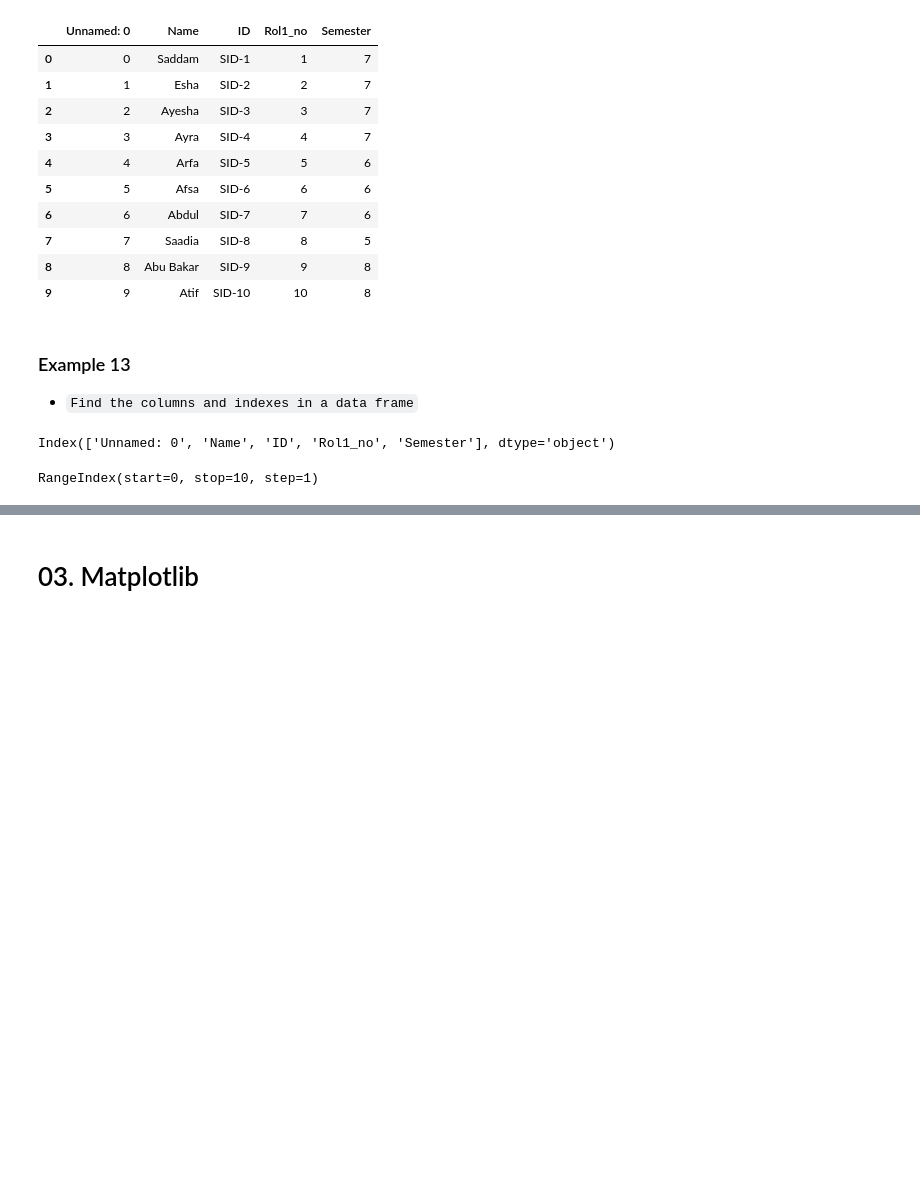
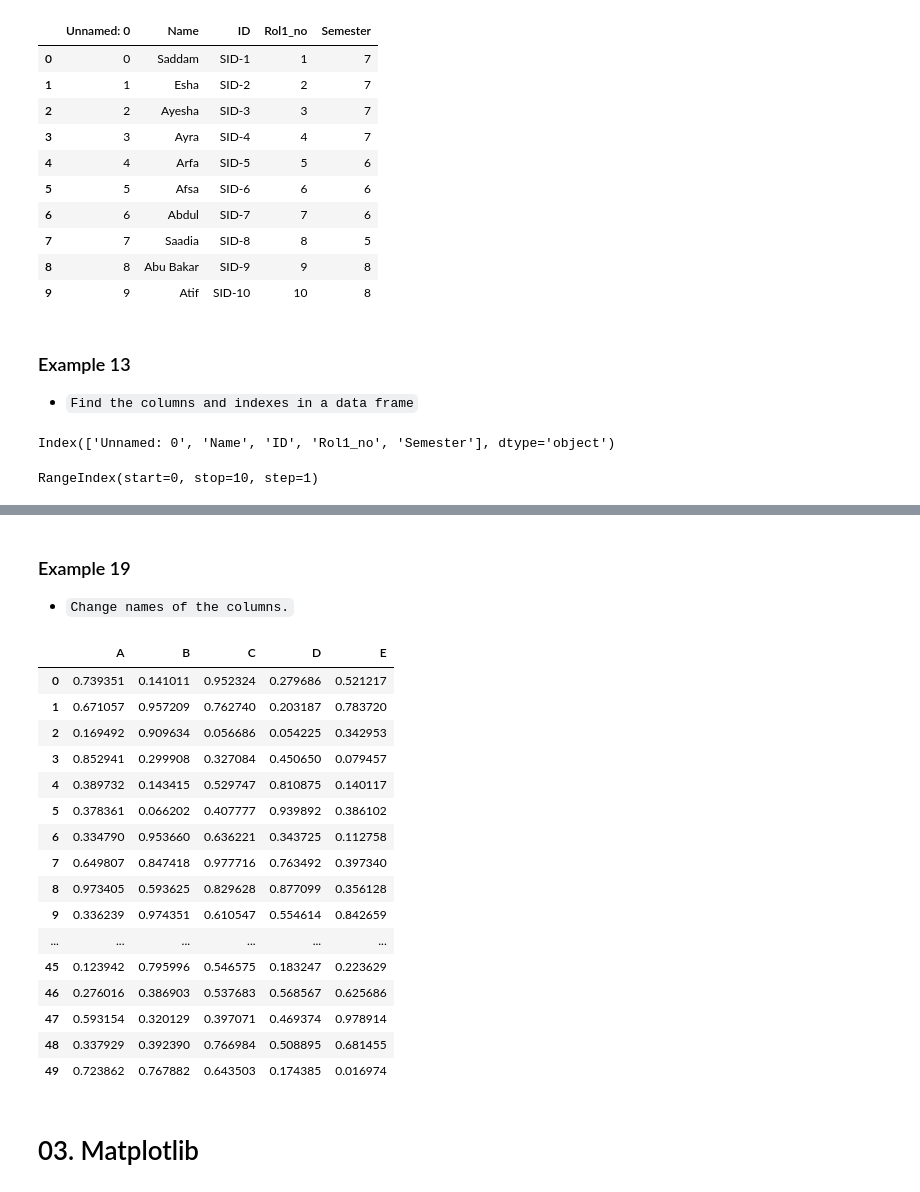
Before and after one commit to ZiaUrRehman-bit/Python-Course-For-Biginners, a Jupyter notebook: 02 Numpy Pandas Matplotlib.ipynb, the cells around one changed output, grey strips where cells are left out. Cells and saved outputs as stored; diff of their text form; code cells hidden in the pictures; blank space fills up the shorter version.

```diff
--- a/02 Numpy Pandas Matplotlib.ipynb
+++ b/02 Numpy Pandas Matplotlib.ipynb
@@ -856,0 +890,6 @@ RangeIndex(start=0, stop=10, step=1)
+# %%
+import pandas as pd
+import numpy as np
+
+dataf = pd.DataFrame(np.random.rand(50,5))
+print(s)
@@ -857,2 +995,26 @@ RangeIndex(start=0, stop=10, step=1)
+# %% [markdown]
+### Example 19
+- `Change names of the columns.`
+# %%
+dataf.columns = ['A', 'B', 'C', 'D', 'E']
+dataf
+# %% [output]
+|  | A | B | C | D | E |
+| 0 | 0.739351 | 0.141011 | 0.952324 | 0.279686 | 0.521217 |
+| 1 | 0.671057 | 0.957209 | 0.762740 | 0.203187 | 0.783720 |
+| 2 | 0.169492 | 0.909634 | 0.056686 | 0.054225 | 0.342953 |
+| 3 | 0.852941 | 0.299908 | 0.327084 | 0.450650 | 0.079457 |
+| 4 | 0.389732 | 0.143415 | 0.529747 | 0.810875 | 0.140117 |
+| 5 | 0.378361 | 0.066202 | 0.407777 | 0.939892 | 0.386102 |
+| 6 | 0.334790 | 0.953660 | 0.636221 | 0.343725 | 0.112758 |
+| 7 | 0.649807 | 0.847418 | 0.977716 | 0.763492 | 0.397340 |
+| 8 | 0.973405 | 0.593625 | 0.829628 | 0.877099 | 0.356128 |
+| 9 | 0.336239 | 0.974351 | 0.610547 | 0.554614 | 0.842659 |
+| ... | ... | ... | ... | ... | ... |
+| 45 | 0.123942 | 0.795996 | 0.546575 | 0.183247 | 0.223629 |
+| 46 | 0.276016 | 0.386903 | 0.537683 | 0.568567 | 0.625686 |
+| 47 | 0.593154 | 0.320129 | 0.397071 | 0.469374 | 0.978914 |
+| 48 | 0.337929 | 0.392390 | 0.766984 | 0.508895 | 0.681455 |
+| 49 | 0.723862 | 0.767882 | 0.643503 | 0.174385 | 0.016974 |
 # %% [markdown]
 # 03. Matplotlib
```
Also changed, not shown: parts of 13 cells of this notebook.
